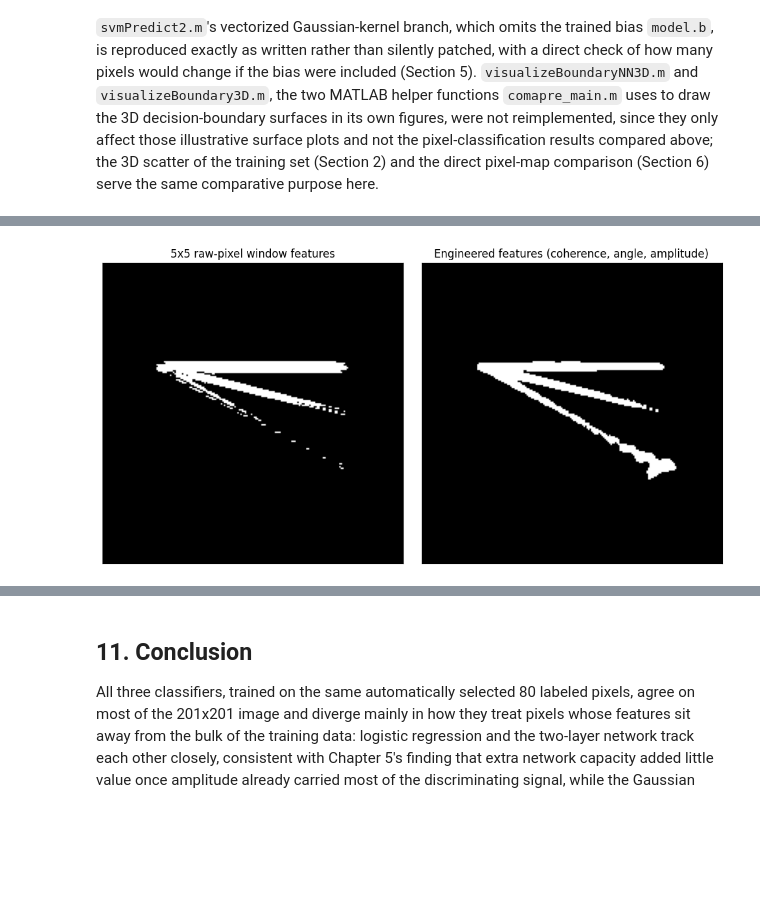
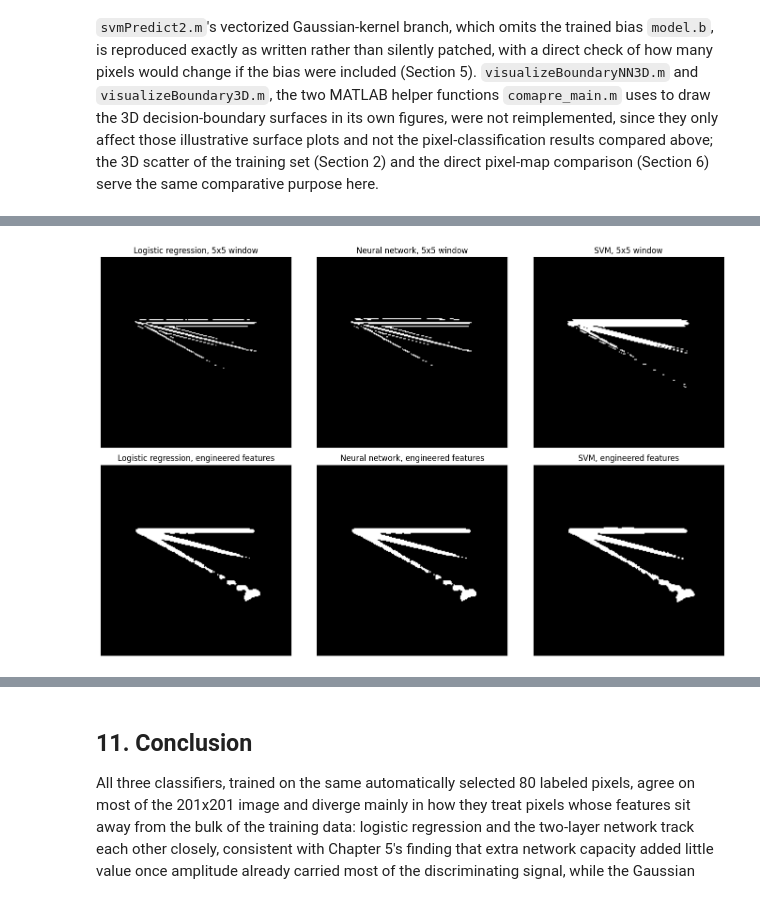
Before and after one commit to ErnaneJ/PPGEEC2327, a Jupyter notebook: exercises/03/exercise_3.ipynb, the cells around one changed output, grey strips where cells are left out. Cells and saved outputs as stored; diff of their text form; code cells hidden in the pictures; blank space fills up the shorter version.

Commit message:
Exercise 3: train LR and NN too for unbalanced-set and window-feature questions

```diff
--- a/exercises/03/exercise_3.ipynb
+++ b/exercises/03/exercise_3.ipynb
@@ -695,11 +761,53 @@ for k, (iz, ix) in enumerate(arti_pts):
 
 win_scale = np.max(np.abs(mig))
 X_win_n = X_win / win_scale
+windows = sliding_window_view(mig_pad, (WIN, WIN)).reshape(nz * nx, WIN * WIN) / win_scale
+windows_b = np.hstack([np.ones((windows.shape[0], 1)), windows])
 
+# Logistic regression directly on the 25 raw window features (same optimizer as Section 3)
+X_win_lr = np.hstack([np.ones((n_total, 1)), X_win_n])
+theta_win = np.random.default_rng(rng_seed).random(X_win_lr.shape[1]) - 0.5
+step = 10.0
+lr_cost_history_win = []
+for it in range(1, maxiter + 1):
+    cost, grad = cost_function2(theta_win, X_win_lr, Y)
+    lr_cost_history_win.append(cost)
+    theta2 = theta_win - step * grad
+    cost1, _ = cost_function2(theta2, X_win_lr, Y)
+    if cost1 > cost:
+        step *= 0.8
+        theta2 = theta_win - step * grad
+        cost1, _ = cost_function2(theta2, X_win_lr, Y)
+    theta_win = theta2
+mig_result1_win = (sigmoid(windows_b @ theta_win) > 0.5).reshape(nz, nx).astype(float)
+
+# Two-layer network, 25 raw window features in, Section 4's hidden-layer size (9 nodes)
+X_win_nn = X_win_lr
+rng = np.random.default_rng(rng_seed + 1)
+Theta1_win = rng.random((hidden_layer_size, WIN * WIN + 1)) - 0.5
+Theta2_win = rng.random((num_labels, hidden_layer_size + 1)) - 0.5
+step = 10.0
+nn_cost_history_win = []
+for it in range(1, maxiter + 1):
+    cost, g1, g2 = nn_cost_function(Theta1_win, Theta2_win, X_win_nn, Y, lam)
+    nn_cost_history_win.append(cost)
+    T1_new = Theta1_win - step * g1
+    T2_new = Theta2_win - step * g2
+    cost1, _, _ = nn_cost_function(T1_new, T2_new, X_win_nn, Y, lam)
+    shrinks = 0
+    while cost1 > cost and shrinks < MAX_SHRINKS:
+        step *= 0.8
+        T1_new = Theta1_win - step * g1
+        T2_new = Theta2_win - step * g2
+        cost1, _, _ = nn_cost_function(T1_new, T2_new, X_win_nn, Y, lam)
+        shrinks += 1
+    Theta1_win, Theta2_win = T1_new, T2_new
+A1_win_full = sigmoid(windows_b @ Theta1_win.T)
+A1b_win_full = np.hstack([np.ones((A1_win_full.shape[0], 1)), A1_win_full])
+mig_result2_win = (sigmoid(A1b_win_full @ Theta2_win.T).reshape(nz, nx) > 0.5).astype(float)
+
+# SVM on the 25 raw window features (same as before)
 model_win = svm_train(X_win_n, Y, C=1, sigma=0.1, seed=rng_seed)
-print(f"Window-feature model: support vectors={model_win['n_support_vectors']} / {n_total}")
-
-windows = sliding_window_view(mig_pad, (WIN, WIN)).reshape(nz * nx, WIN * WIN) / win_scale
 chunk = 4096
 preds_win = np.zeros(nz * nx)
 for start in range(0, nz * nx, chunk):
@@ -707,16 +815,27 @@ for start in range(0, nz * nx, chunk):
     preds_win[start:start + chunk] = p
 mig_result_win = preds_win.reshape(nz, nx)
 
-print(f"Signal fraction, window features: {preds_win.mean():.4f}")
-print(f"Signal fraction, engineered features (Section 5): {pred_no_bias.mean():.4f}")
-print(f"Pixel agreement, window vs engineered: {(preds_win == pred_no_bias).mean():.4f}")
+print(f"Logistic regression: final cost={lr_cost_history_win[-1]:.6f}, "
+      f"signal fraction window={mig_result1_win.mean():.4f}, engineered={mig_result1.mean():.4f}, "
+      f"agreement={(mig_result1_win == mig_result1).mean():.4f}")
+print(f"Neural network: final cost={nn_cost_history_win[-1]:.6f}, "
+      f"signal fraction window={mig_result2_win.mean():.4f}, engineered={mig_result2.mean():.4f}, "
+      f"agreement={(mig_result2_win == mig_result2).mean():.4f}")
+print(f"SVM: support vectors window={model_win['n_support_vectors']}, engineered={svm_model['n_support_vectors']}, "
+      f"signal fraction window={mig_result_win.mean():.4f}, engineered={mig_result3.mean():.4f}, "
+      f"agreement={(mig_result_win == mig_result3).mean():.4f}")
 
-fig, axes = plt.subplots(1, 2, figsize=(10, 5))
-axes[0].imshow(mig_result_win, cmap="gray")
-axes[0].set_title(f"{WIN}x{WIN} raw-pixel window features")
-axes[1].imshow(mig_result3, cmap="gray")
-axes[1].set_title("Engineered features (coherence, angle, amplitude)")
-for ax in axes:
+fig, axes = plt.subplots(2, 3, figsize=(14, 9))
+for col, (name, win_img, eng_img) in enumerate(
+    [("Logistic regression", mig_result1_win, mig_result1),
+     ("Neural network", mig_result2_win, mig_result2),
+     ("SVM", mig_result_win, mig_result3)]
+):
+    axes[0, col].imshow(win_img, cmap="gray")
+    axes[0, col].set_title(f"{name}, {WIN}x{WIN} window")
+    axes[1, col].imshow(eng_img, cmap="gray")
+    axes[1, col].set_title(f"{name}, engineered features")
+for ax in axes.ravel():
     ax.set_xticks([])
     ax.set_yticks([])
 plt.tight_layout()
@@ -729,2 +847,2 @@ Pixel agreement, window vs engineered: 0.9749
-[figure, old version]
+[figure, new version]
 # %% [markdown]
```
Also changed, not shown: parts of 6 cells of this notebook.
